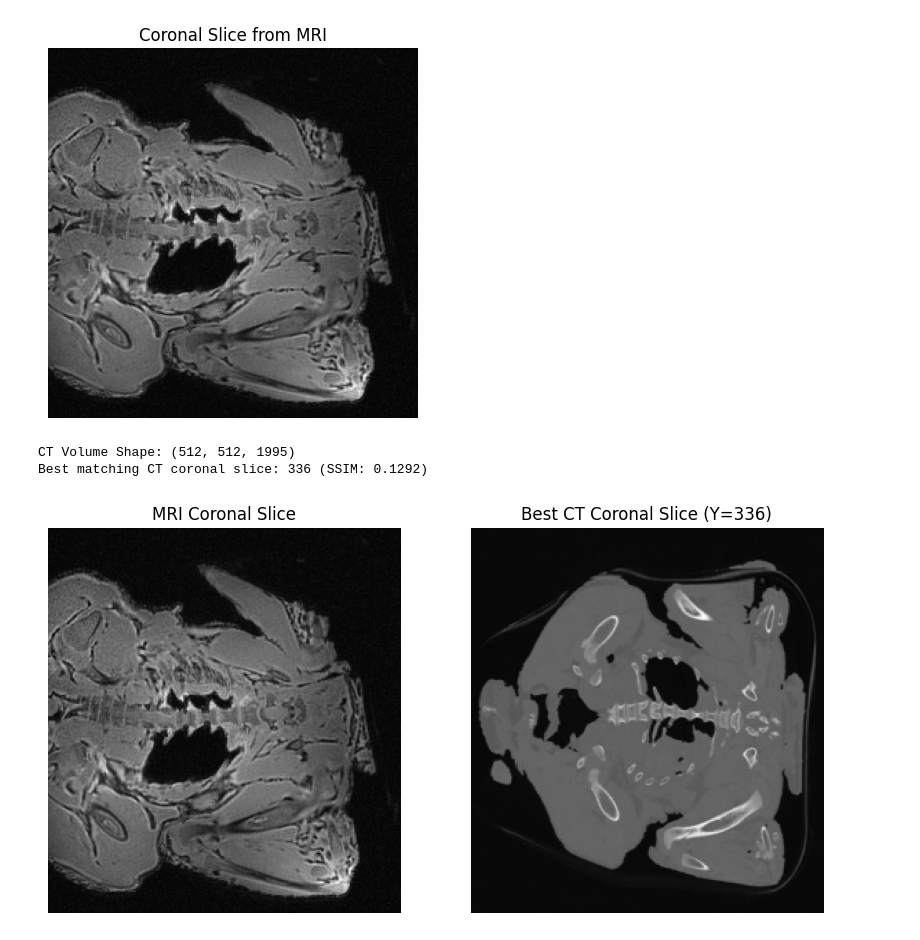
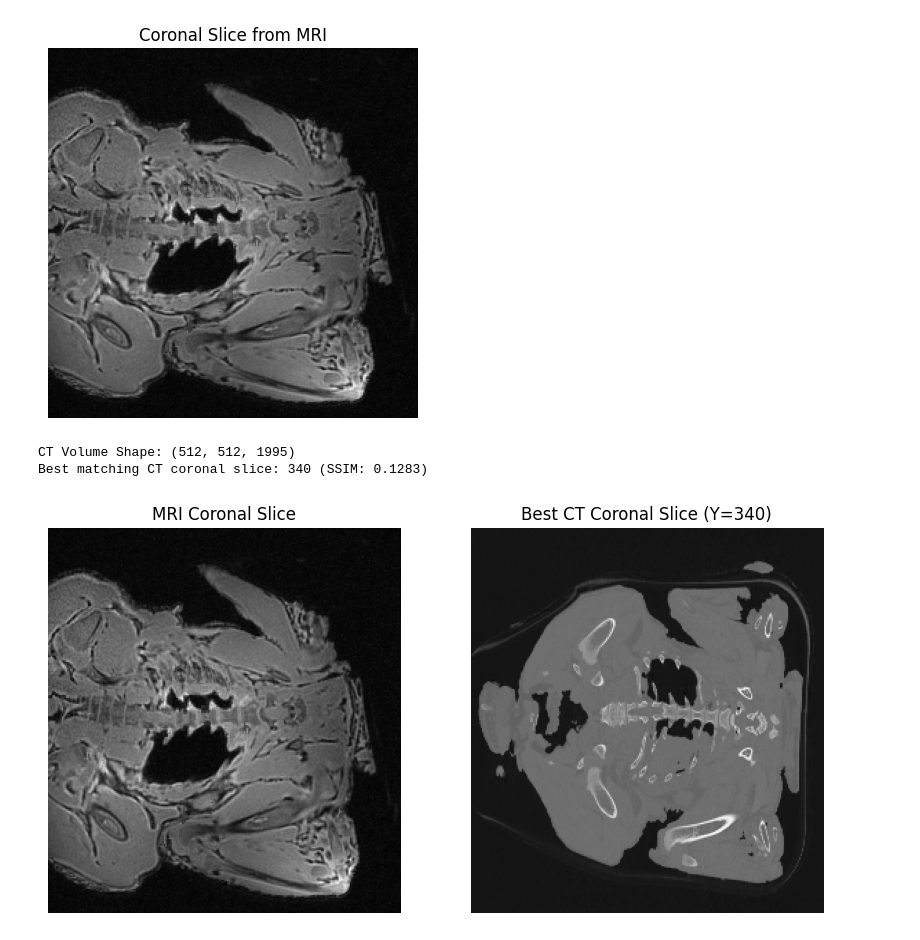
Before and after one commit to Yakuson/MRI-TO-PCT, a Jupyter notebook: Capstone Code and resources/Code/CFP.ipynb, the cells around one changed output. Saved outputs shown, nothing was run; the diff lists cells and outputs as text; code cells hidden in the pictures.

```diff
--- a/Capstone Code and resources/Code/CFP.ipynb
+++ b/Capstone Code and resources/Code/CFP.ipynb
@@ -368,34 +397,34 @@ for y in range(ct_data.shape[1]):  # Loop through all coronal slices in CT, 0 is
     ct_coronal_slice = ct_data[:, y, :]  # Extract coronal slice (512, 512)
 
     # Need to downsample to match MRI shape
-    ct_resized = resize(ct_coronal_slice, (256, 256), anti_aliasing=True)
+    ct_resized = resize(ct_coronal_slice, (256, 256), anti_aliasing=False)
 
     # Compute SSIM
     ssim_score = ssim(mri_coronal_slice, ct_resized, data_range=ct_resized.max() - ct_resized.min())
 
     # Track best match
     if ssim_score > best_ssim:
         best_ssim = ssim_score
         best_y_index = y
         best_ct_slice = ct_resized
 
 print(f"Best matching CT coronal slice: {best_y_index} (SSIM: {best_ssim:.4f})")
 
 # Plot MRI and Best CT Slice
 plt.figure(figsize=(10, 5))
 
 plt.subplot(1, 2, 1)
 plt.imshow(mri_coronal_slice, cmap="gray", aspect="auto")
 plt.title("MRI Coronal Slice")
 plt.axis("off")
 
 plt.subplot(1, 2, 2)
 plt.imshow(best_ct_slice, cmap="gray", aspect="auto")
 plt.title(f"Best CT Coronal Slice (Y={best_y_index})")
 plt.axis("off")
 
 plt.show()
 # %% [output]
 CT Volume Shape: (512, 512, 1995)
-Best matching CT coronal slice: 336 (SSIM: 0.1292)
+Best matching CT coronal slice: 340 (SSIM: 0.1283)
-[figure, old version]
+[figure, new version]
```
Also changed, not shown: parts of 3 cells of this notebook.
